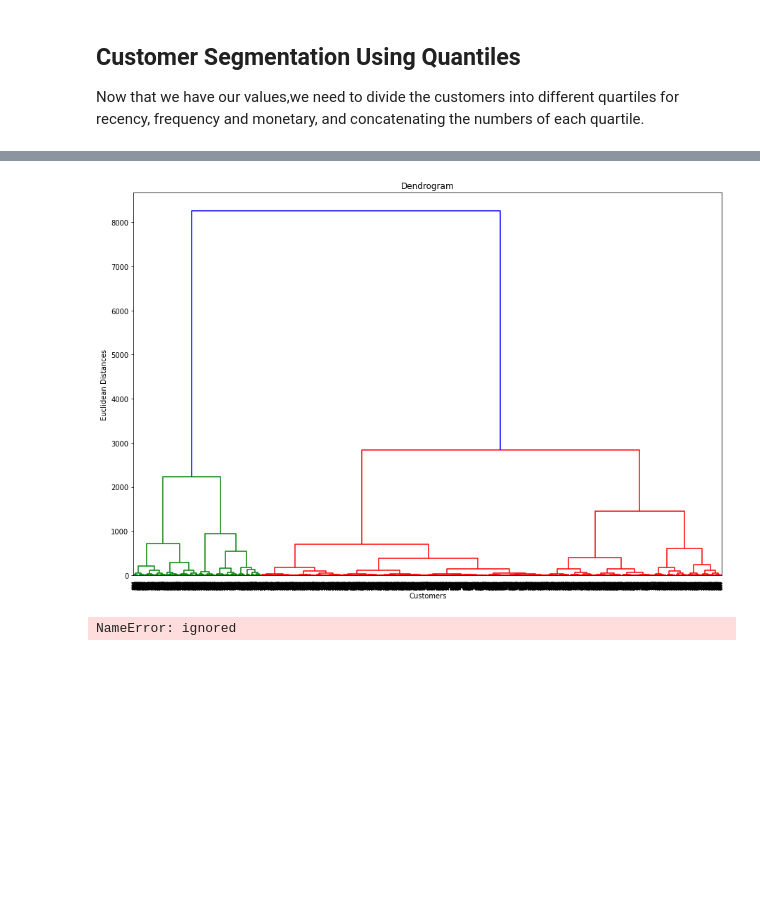
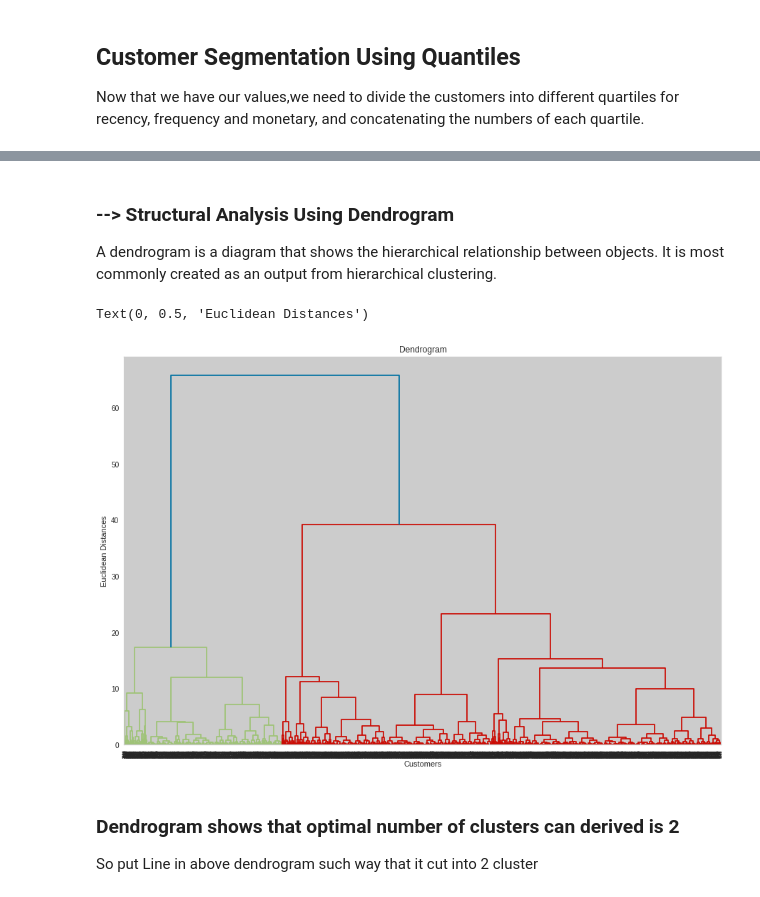
Before and after one commit to solankinitin1210/Capstone-Online-Retail-Customer-Segmentation, a Jupyter notebook: Online_Retail_Customer_Segmentation_Capstone_Project.ipynb, the cells around one changed output, grey strips where cells are left out. Saved outputs shown, nothing was run; the diff lists cells and outputs as text; code cells hidden in the pictures; blank space fills up the shorter version.

```diff
--- a/Online_Retail_Customer_Segmentation_Capstone_Project.ipynb
+++ b/Online_Retail_Customer_Segmentation_Capstone_Project.ipynb
@@ -619,7 +673,7 @@ uk_data["purchase_date"].max()
 today_date = dt.datetime(2011, 12, 11)
 # %%
 # Creating the RFM dataframe
-rfm = df.groupby(['CustomerID'],as_index=False).agg({'purchase_date': lambda purchase_date: (today_date - purchase_date.max()).days,
+rfm = uk_data.groupby(['CustomerID'],as_index=False).agg({'purchase_date': lambda purchase_date: (today_date - purchase_date.max()).days,
                                      'InvoiceNo': lambda InvoiceNo: InvoiceNo.count(),
                                      'Total_sales': lambda Total_sales: Total_sales.sum()}).rename(columns = {'purchase_date': 'recency',
                                                                                    'InvoiceNo': 'frequency',
@@ -703,0 +823,3 @@ plt.show()
+# %%
+#performing log tranformation
+data_log = np.log(rfm[['recency','frequency','monetary']]+1)
@@ -703,0 +922,16 @@ plt.show()
+# %%
+from yellowbrick.cluster import SilhouetteVisualizer
+
+fig, ax = plt.subplots(2, 2, figsize=(15,8))
+for i in [2,3,4,5]:
+    '''
+    Create KMeans instance for different number of clusters
+    '''
+    km = KMeans(n_clusters=i, init='k-means++', n_init=10, max_iter=100, random_state=42)
+    q, mod = divmod(i, 2)
+    '''
+    Create SilhouetteVisualizer instance with KMeans instance
+    Fit the visualizer
+    '''
+    visualizer = SilhouetteVisualizer(km, colors='yellowbrick', ax=ax[q-1][mod])
+    visualizer.fit(norm)
@@ -703,0 +988,15 @@ plt.show()
+# %%
+#visualizing calinski harabasz index using yellowbrick
+#fit KMeans
+for k in range(2, 20):
+
+    # Initialize KMeans with k clusters
+    kmeans = KMeans(n_clusters=k, random_state=1)
+
+    # Fit KMeans on the normalized dataset
+    kmeans.fit(norm)
+
+from yellowbrick.cluster import KElbowVisualizer
+visu = KElbowVisualizer(kmeans, k=(2, 20), metric='calinski_harabasz')
+visu.fit(norm)
+visu.show()
@@ -704,19 +1111,24 @@ plt.show()
+# %% [markdown]
+### **--> Structural Analysis Using Dendrogram**
+
+A dendrogram is a diagram that shows the hierarchical relationship between objects. It is most commonly created as an output from hierarchical clustering.
 # %%
 from pylab import rcParams
-rcParams['figure.figsize'] = 15, 10
+import scipy.cluster.hierarchy as sch
+
+# Define train dataset by taking the frequency and monetary column
+X = norm.iloc[:, 1:]
 
 # Using the dendogram to find the optimal number of clusters
-import scipy.cluster.hierarchy as sch
+rcParams['figure.figsize'] = 15, 10
 dendrogram = sch.dendrogram(sch.linkage(X, method = 'ward'))
 plt.title('Dendrogram')
 plt.xlabel('Customers')
 plt.ylabel('Euclidean Distances')
-plt.show() # find largest vertical distance we can make without crossing any other horizontal line
 # %% [output]
+Text(0, 0.5, 'Euclidean Distances')
-[figure, old version]
+[figure, new version]
-# %%
-from sklearn.cluster import AgglomerativeClustering
-hc = AgglomerativeClustering(n_clusters = 4, affinity = 'euclidean', linkage = 'ward')
-y_hc = hc.fit_predict(X)
-# %% [output]
-NameError: ignored
+# %% [markdown]
+### Dendrogram shows that optimal number of clusters can derived is 2
+
+ So put Line in above dendrogram such way that it cut into 2 cluster
```
Also changed, not shown: parts of 71 cells of this notebook.
